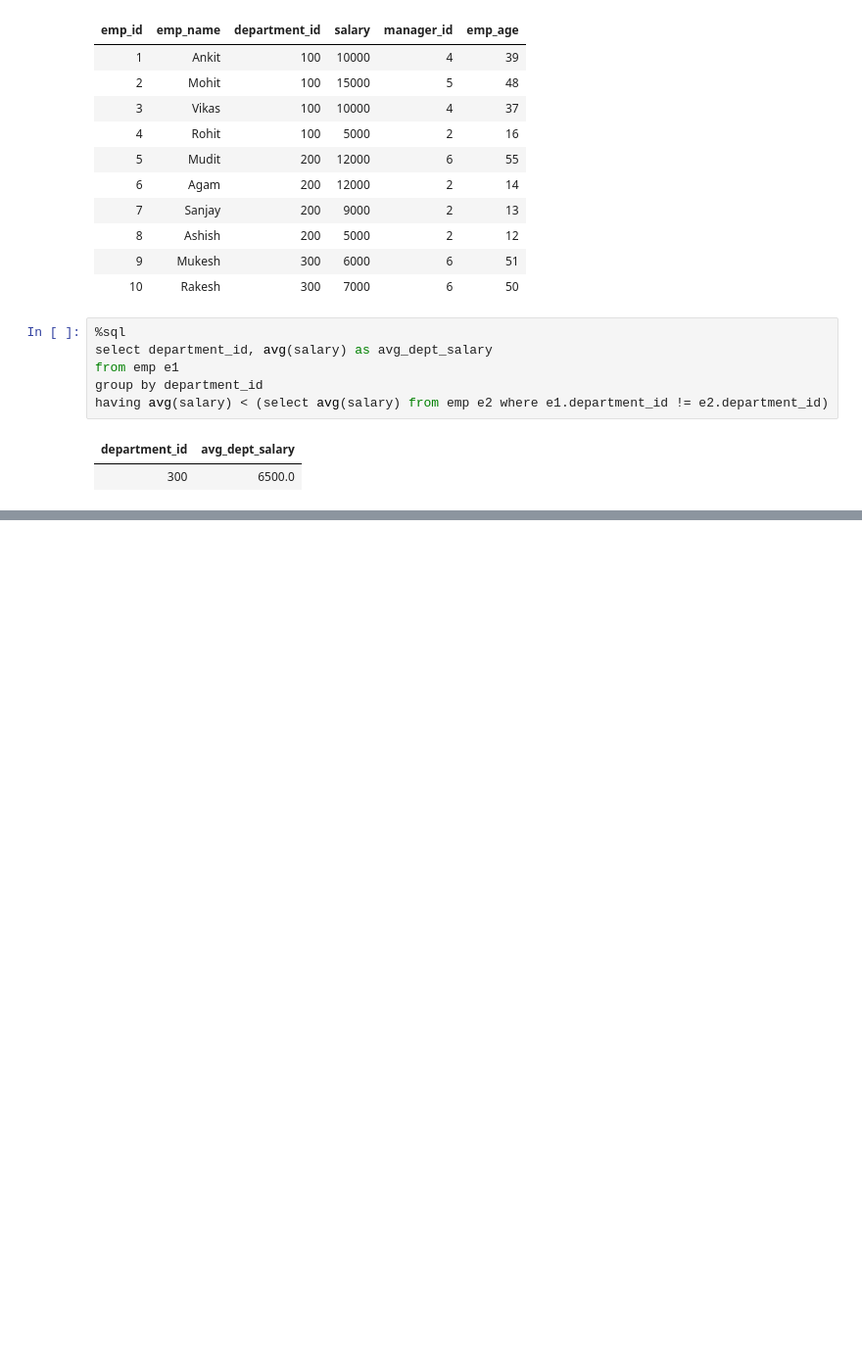
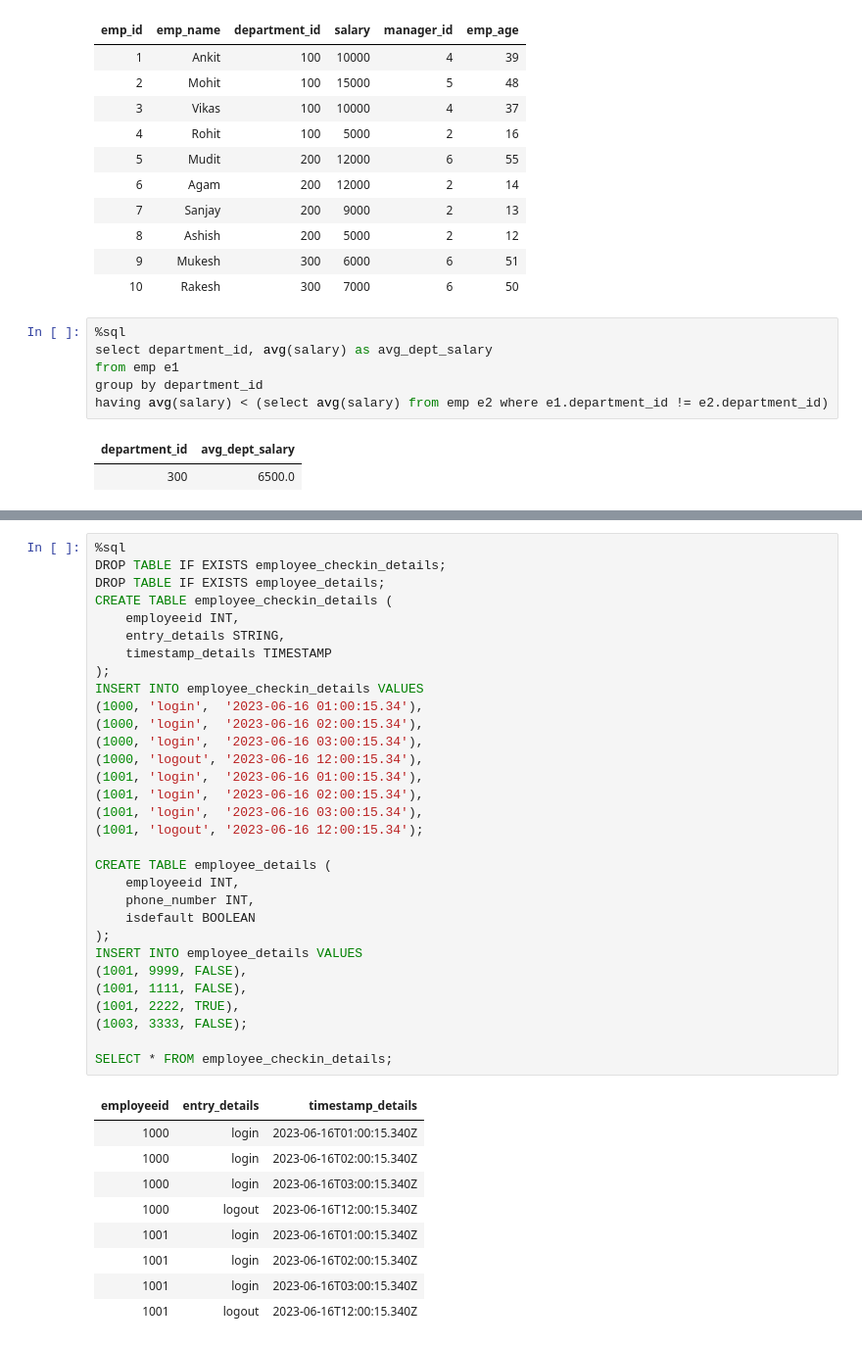
Before and after one commit to Rupam-1/SQL-Pyspark-practise_youtube, a Jupyter notebook: 06. SQL - Part4.ipynb, the cells around one changed output, grey strips where cells are left out. Shown at 98% size. Cells and saved outputs as stored; diff of their text form; blank space fills up the shorter version.

```diff
--- a/06. SQL - Part4.ipynb
+++ b/06. SQL - Part4.ipynb
@@ -378,0 +388,41 @@ having avg(salary) < (select avg(salary) from emp e2 where e1.department_id != e
+# %%
+%sql
+DROP TABLE IF EXISTS employee_checkin_details;
+DROP TABLE IF EXISTS employee_details;
+CREATE TABLE employee_checkin_details (
+    employeeid INT,
+    entry_details STRING,
+    timestamp_details TIMESTAMP
+);
+INSERT INTO employee_checkin_details VALUES
+(1000, 'login',  '2023-06-16 01:00:15.34'),
+(1000, 'login',  '2023-06-16 02:00:15.34'),
+(1000, 'login',  '2023-06-16 03:00:15.34'),
+(1000, 'logout', '2023-06-16 12:00:15.34'),
+(1001, 'login',  '2023-06-16 01:00:15.34'),
+(1001, 'login',  '2023-06-16 02:00:15.34'),
+(1001, 'login',  '2023-06-16 03:00:15.34'),
+(1001, 'logout', '2023-06-16 12:00:15.34');
+
+CREATE TABLE employee_details (
+    employeeid INT,
+    phone_number INT,
+    isdefault BOOLEAN
+);
+INSERT INTO employee_details VALUES
+(1001, 9999, FALSE),
+(1001, 1111, FALSE),
+(1001, 2222, TRUE),
+(1003, 3333, FALSE);
+
+SELECT * FROM employee_checkin_details;
+# %% [output]
+| employeeid | entry_details | timestamp_details |
+| 1000 | login | 2023-06-16T01:00:15.340Z |
+| 1000 | login | 2023-06-16T02:00:15.340Z |
+| 1000 | login | 2023-06-16T03:00:15.340Z |
+| 1000 | logout | 2023-06-16T12:00:15.340Z |
+| 1001 | login | 2023-06-16T01:00:15.340Z |
+| 1001 | login | 2023-06-16T02:00:15.340Z |
+| 1001 | login | 2023-06-16T03:00:15.340Z |
+| 1001 | logout | 2023-06-16T12:00:15.340Z |
```
Also changed, not shown: parts of 3 cells of this notebook, 1 other file.
